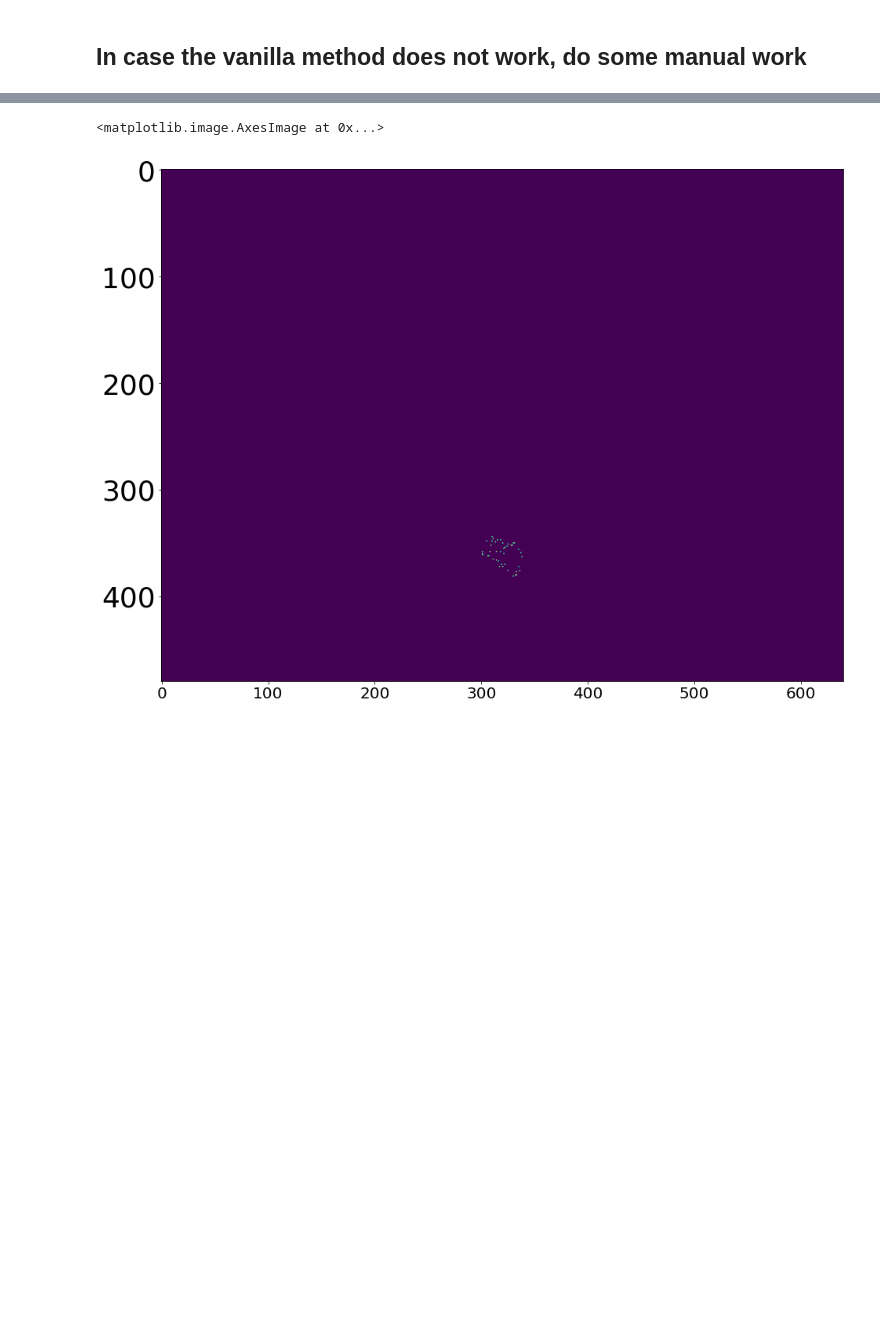
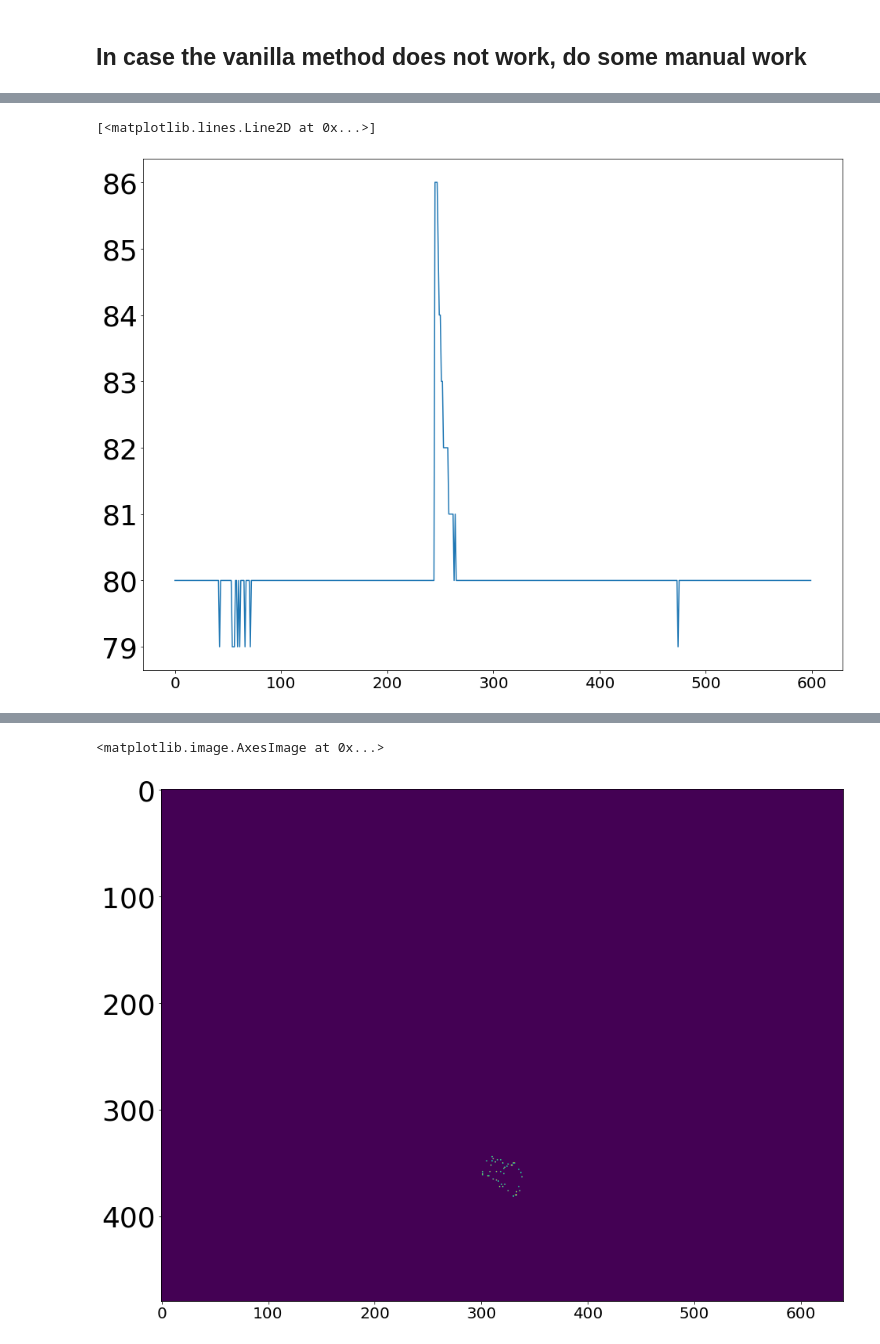
Before and after one commit to stanfordbeads/New_trap_code, a Jupyter notebook: Scripts/General_Height_Analysis_20210209.ipynb, the cells around one changed output, grey strips where cells are left out. Cells and saved outputs as stored; diff of their text form; code cells hidden in the pictures; blank space fills up the shorter version.

```diff
--- a/Scripts/General_Height_Analysis_20210209.ipynb
+++ b/Scripts/General_Height_Analysis_20210209.ipynb
@@ -80,0 +86,9 @@ threshold_image
+# %%
+argmax = []
+for images in test_images:
+    argmax.append(np.argmax(np.mean(images,axis=1)))
+# %%
+plt.plot(argmax[:600])
+# %% [output]
+[<matplotlib.lines.Line2D at 0x...>]
+[figure, added]
```
Also changed, not shown: parts of 11 cells of this notebook, 8 other files.
